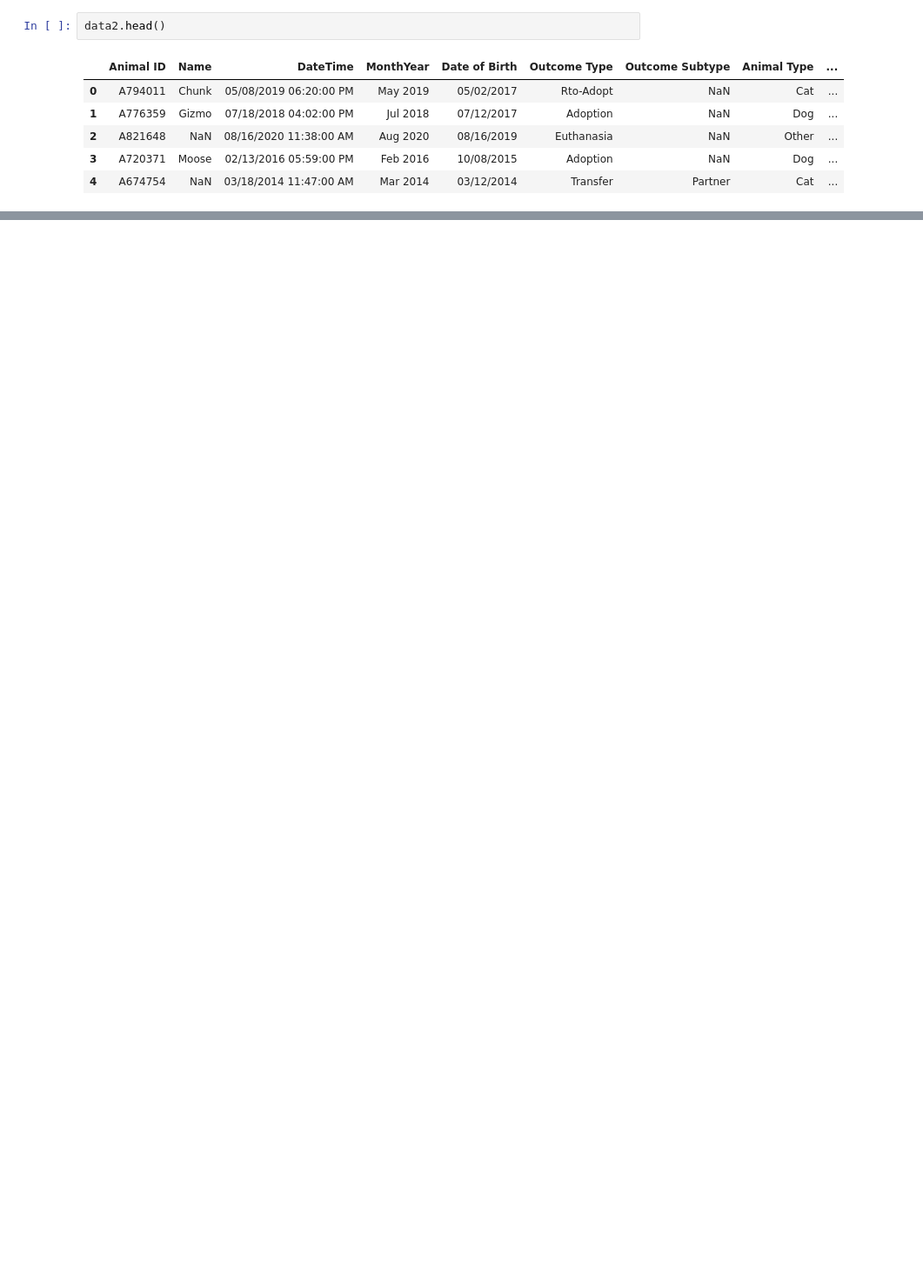
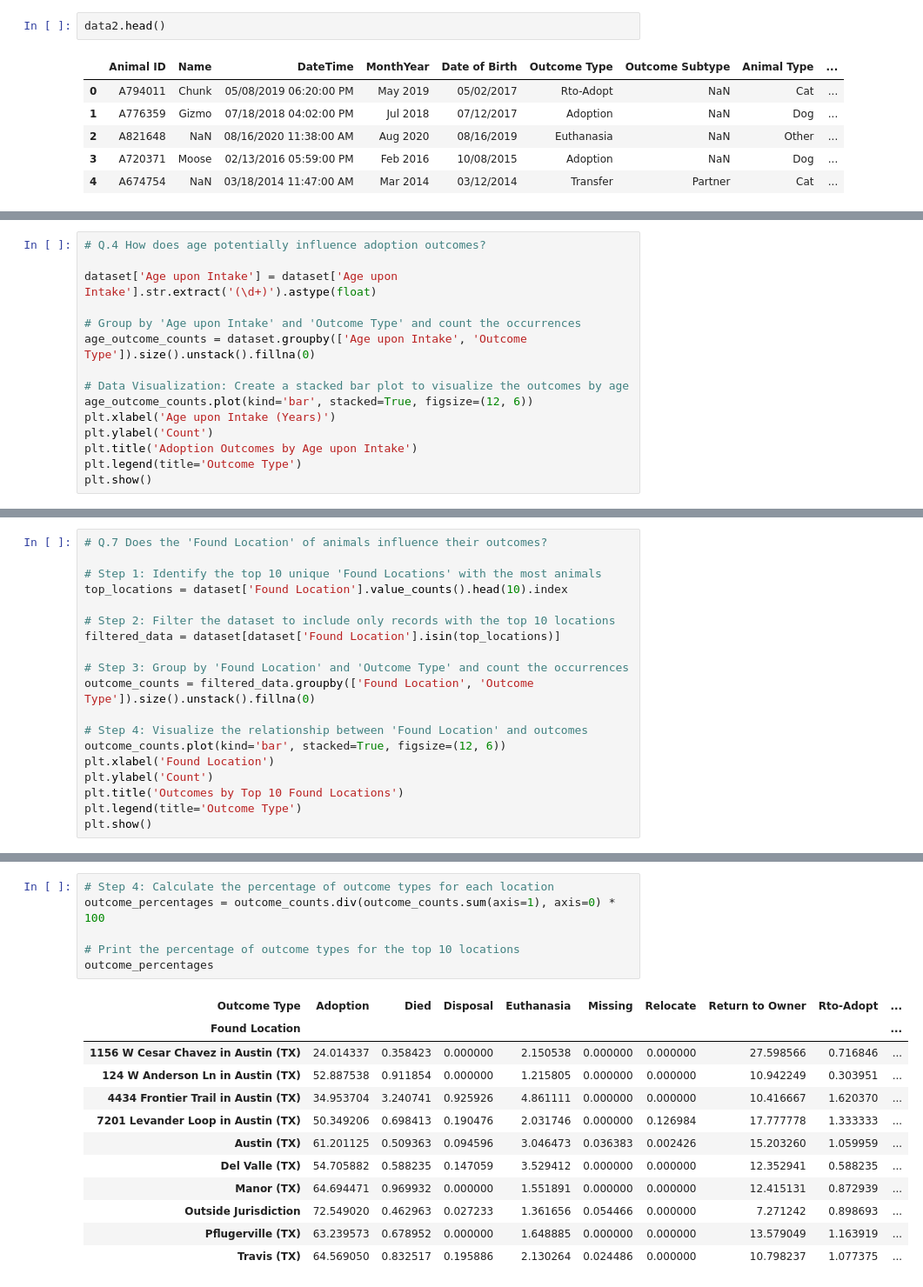
Before and after one commit to KarthikShetty27/Predicting-Animal-Adoption-Rates-in-Austin, a Jupyter notebook: DA_Capstone_Project.ipynb, the cells around one changed output, grey strips where cells are left out. Shown at 87% size. Saved outputs shown, nothing was run; the diff lists cells and outputs as text; blank space fills up the shorter version.

```diff
--- a/DA_Capstone_Project.ipynb
+++ b/DA_Capstone_Project.ipynb
@@ -692,0 +362,15 @@ plt.show()
+# %%
+# Q.4 How does age potentially influence adoption outcomes?
+
+dataset['Age upon Intake'] = dataset['Age upon Intake'].str.extract('(\d+)').astype(float)
+
+# Group by 'Age upon Intake' and 'Outcome Type' and count the occurrences
+age_outcome_counts = dataset.groupby(['Age upon Intake', 'Outcome Type']).size().unstack().fillna(0)
+
+# Data Visualization: Create a stacked bar plot to visualize the outcomes by age
+age_outcome_counts.plot(kind='bar', stacked=True, figsize=(12, 6))
+plt.xlabel('Age upon Intake (Years)')
+plt.ylabel('Count')
+plt.title('Adoption Outcomes by Age upon Intake')
+plt.legend(title='Outcome Type')
+plt.show()
@@ -692,0 +527,19 @@ plt.show()
+# %%
+# Q.7 Does the 'Found Location' of animals influence their outcomes?
+
+# Step 1: Identify the top 10 unique 'Found Locations' with the most animals
+top_locations = dataset['Found Location'].value_counts().head(10).index
+
+# Step 2: Filter the dataset to include only records with the top 10 locations
+filtered_data = dataset[dataset['Found Location'].isin(top_locations)]
+
+# Step 3: Group by 'Found Location' and 'Outcome Type' and count the occurrences
+outcome_counts = filtered_data.groupby(['Found Location', 'Outcome Type']).size().unstack().fillna(0)
+
+# Step 4: Visualize the relationship between 'Found Location' and outcomes
+outcome_counts.plot(kind='bar', stacked=True, figsize=(12, 6))
+plt.xlabel('Found Location')
+plt.ylabel('Count')
+plt.title('Outcomes by Top 10 Found Locations')
+plt.legend(title='Outcome Type')
+plt.show()
@@ -692,0 +548,19 @@ plt.show()
+# %%
+# Step 4: Calculate the percentage of outcome types for each location
+outcome_percentages = outcome_counts.div(outcome_counts.sum(axis=1), axis=0) * 100
+
+# Print the percentage of outcome types for the top 10 locations
+outcome_percentages
+# %% [output]
+| Outcome Type | Adoption | Died | Disposal | Euthanasia | Missing | Relocate | Return to Owner | Rto-Adopt | ... |
+| Found Location |  |  |  |  |  |  |  |  | ... |
+| 1156 W Cesar Chavez in Austin (TX) | 24.014337 | 0.358423 | 0.000000 | 2.150538 | 0.000000 | 0.000000 | 27.598566 | 0.716846 | ... |
+| 124 W Anderson Ln in Austin (TX) | 52.887538 | 0.911854 | 0.000000 | 1.215805 | 0.000000 | 0.000000 | 10.942249 | 0.303951 | ... |
+| 4434 Frontier Trail in Austin (TX) | 34.953704 | 3.240741 | 0.925926 | 4.861111 | 0.000000 | 0.000000 | 10.416667 | 1.620370 | ... |
+| 7201 Levander Loop in Austin (TX) | 50.349206 | 0.698413 | 0.190476 | 2.031746 | 0.000000 | 0.126984 | 17.777778 | 1.333333 | ... |
+| Austin (TX) | 61.201125 | 0.509363 | 0.094596 | 3.046473 | 0.036383 | 0.002426 | 15.203260 | 1.059959 | ... |
+| Del Valle (TX) | 54.705882 | 0.588235 | 0.147059 | 3.529412 | 0.000000 | 0.000000 | 12.352941 | 0.588235 | ... |
+| Manor (TX) | 64.694471 | 0.969932 | 0.000000 | 1.551891 | 0.000000 | 0.000000 | 12.415131 | 0.872939 | ... |
+| Outside Jurisdiction | 72.549020 | 0.462963 | 0.027233 | 1.361656 | 0.054466 | 0.000000 | 7.271242 | 0.898693 | ... |
+| Pflugerville (TX) | 63.239573 | 0.678952 | 0.000000 | 1.648885 | 0.000000 | 0.000000 | 13.579049 | 1.163919 | ... |
+| Travis (TX) | 64.569050 | 0.832517 | 0.195886 | 2.130264 | 0.024486 | 0.000000 | 10.798237 | 1.077375 | ... |
```
Also changed, not shown: parts of 84 cells of this notebook.
